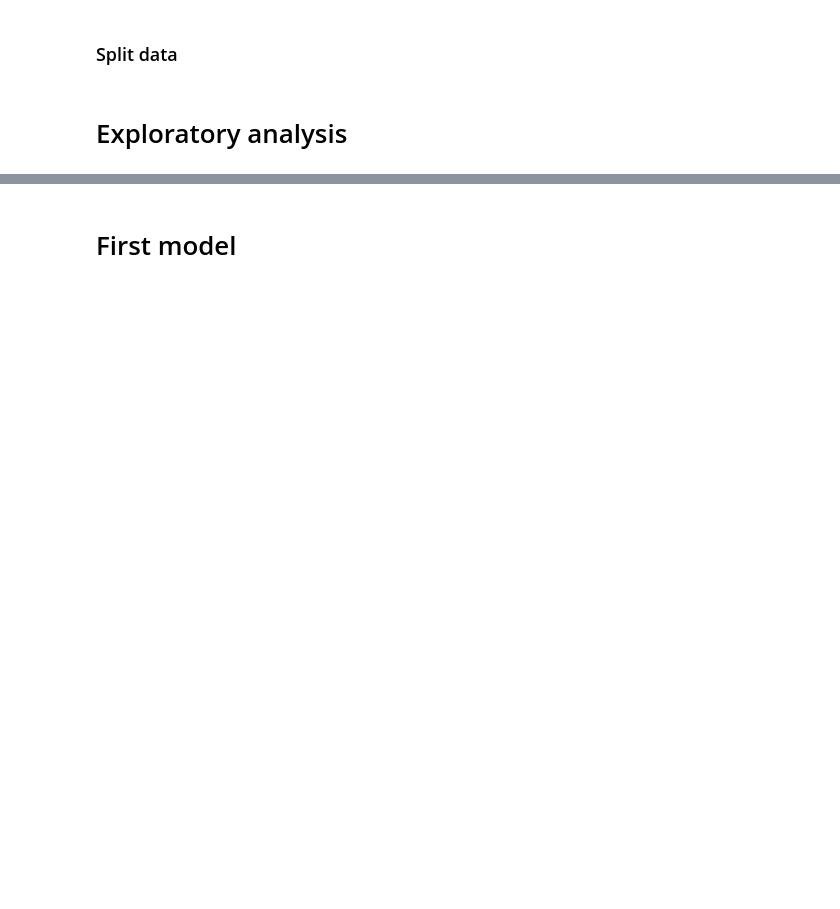
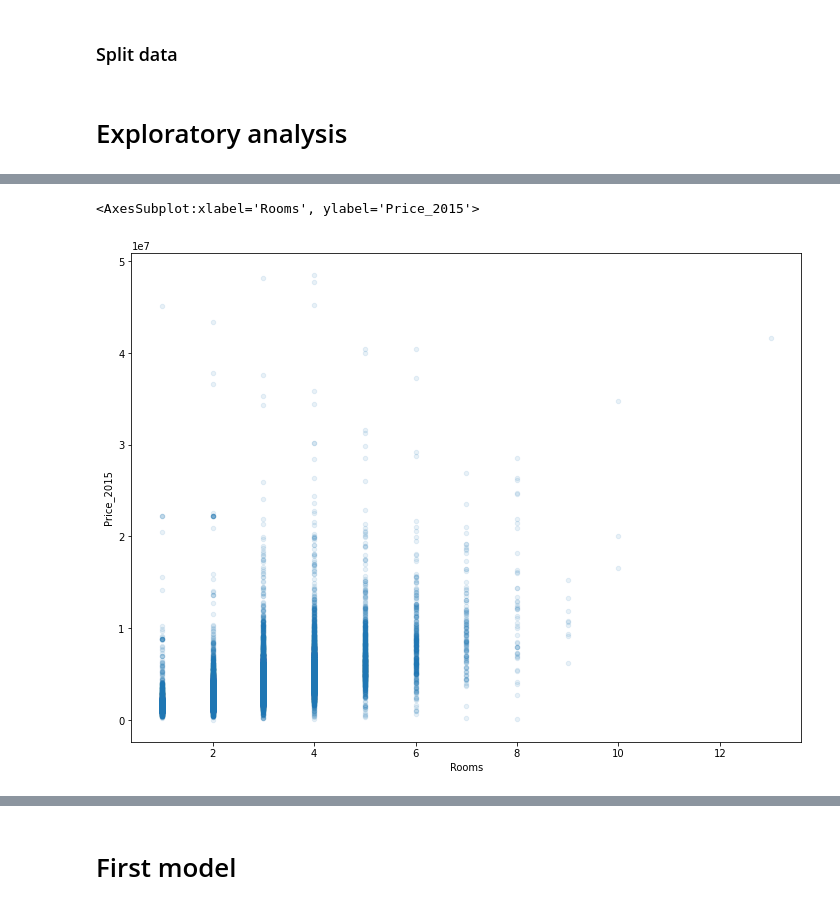
Before and after one commit to MartinJHallberg/BoligaData, a Jupyter notebook: BoligaAnalysis.ipynb, the cells around one changed output, grey strips where cells are left out. Cells and saved outputs as stored; diff of their text form; code cells hidden in the pictures; blank space fills up the shorter version.

```diff
--- a/BoligaAnalysis.ipynb
+++ b/BoligaAnalysis.ipynb
@@ -323,3 +374,8 @@ df_train.plot(kind = "scatter", x = 'Size', y = 'Price_2015', alpha =0.1, figsiz
+# %%
+df_train.plot(kind = "scatter", x = 'Rooms', y = 'Price_2015', alpha =0.1, figsize = (12,9))
+# %% [output]
+<AxesSubplot:xlabel='Rooms', ylabel='Price_2015'>
+[figure, added]
 # %%
 df_train.plot(kind = "scatter", x = 'PostalCode', y = 'Price_2015', alpha =0.1, figsize = (12,9))
 # %% [output]
```
Also changed, not shown: parts of 50 cells of this notebook.
